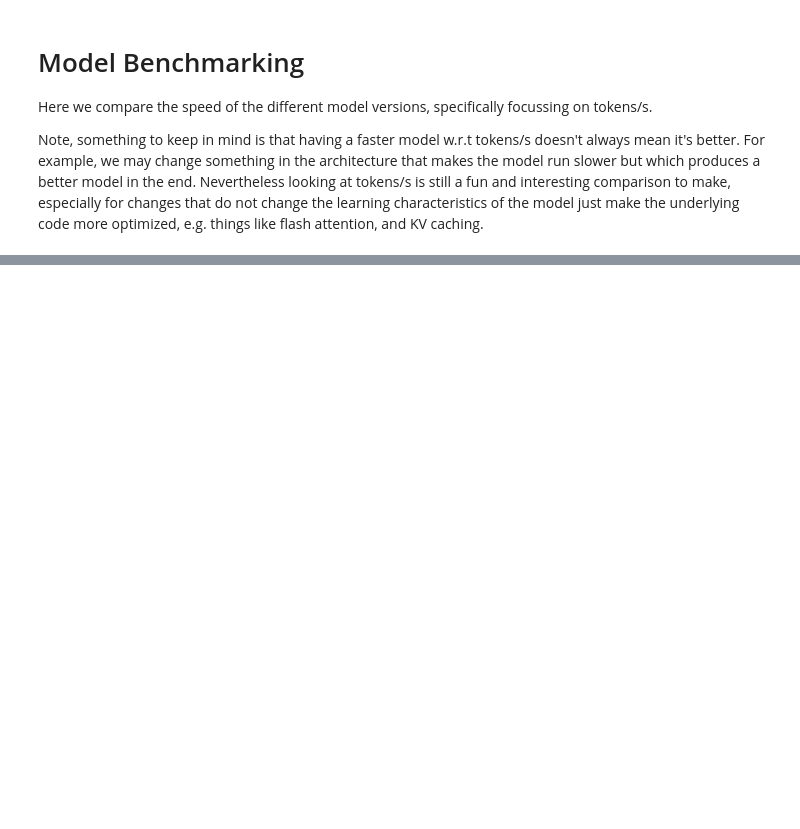
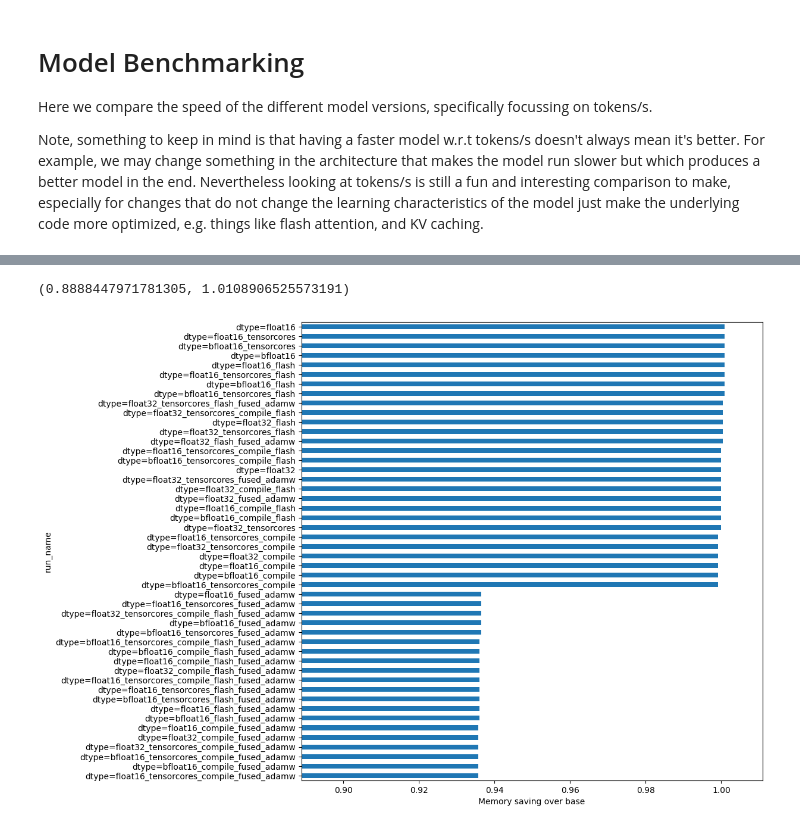
Before and after one commit to Jjschwartz/gollem, a Jupyter notebook: notebooks/gpt_benchmarking.ipynb, the cells around one changed output, grey strips where cells are left out. Cells and saved outputs as stored; diff of their text form; code cells hidden in the pictures; blank space fills up the shorter version.

```diff
--- a/notebooks/gpt_benchmarking.ipynb
+++ b/notebooks/gpt_benchmarking.ipynb
@@ -65,0 +80,18 @@ ax.set_xlim(min(df[y_label]) * 0.95, max(df[y_label]) * 1.01)
+# %%
+# Memory saving over base
+base_mem = df.loc[df["run_name"] == base_run_name, "peak_mem_usage"].values[0]
+y_label = "mem_saving"
+df[y_label] = df["peak_mem_usage"] / base_mem
+
+df = df.sort_values(by=y_label, ascending=True)
+n_rows = len(df)
+fig_height = max(10, n_rows * 0.2)
+
+ax = df.plot(
+    x="run_name", y=y_label, kind="barh", figsize=(10, fig_height), legend=False
+)
+ax.set_xlabel("Memory saving over base")
+ax.set_xlim(min(df[y_label]) * 0.95, max(df[y_label]) * 1.01)
+# %% [output]
+(0.8888447971781305, 1.0108906525573191)
+[figure, added]
```
Also changed, not shown: parts of 6 cells of this notebook, 2 other files.
